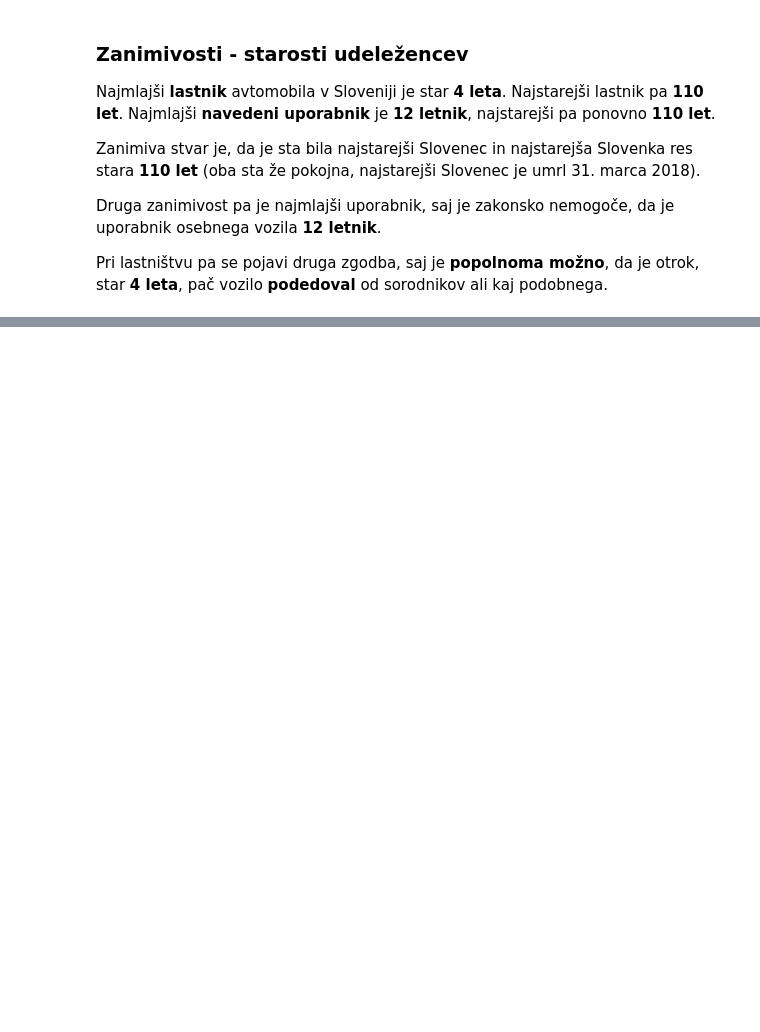
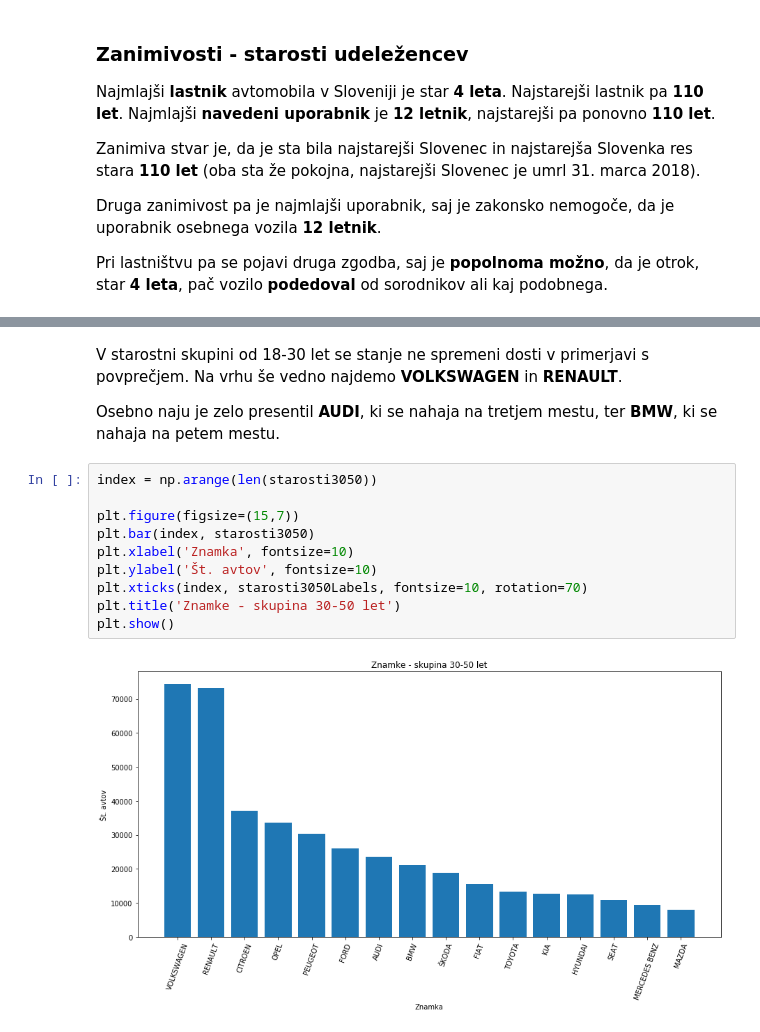
Before and after one commit to AttackVectorDelta/PR19NAJL, a Jupyter notebook: Poročilo.ipynb, the cells around one changed output, grey strips where cells are left out. Drawn from its saved outputs; the diff is of its cells as text; blank space fills up the shorter version.

```diff
--- a/Poročilo.ipynb
+++ b/Poročilo.ipynb
@@ -344,0 +374,16 @@ Pri lastništvu pa se pojavi druga zgodba, saj je **popolnoma možno**, da je ot
+# %% [markdown]
+V starostni skupini od 18-30 let se stanje ne spremeni dosti v primerjavi s povprečjem. Na vrhu še vedno najdemo **VOLKSWAGEN** in **RENAULT**.
+
+Osebno naju je zelo presentil **AUDI**, ki se nahaja na tretjem mestu, ter **BMW**, ki se nahaja na petem mestu.
+# %%
+index = np.arange(len(starosti3050))
+
+plt.figure(figsize=(15,7))
+plt.bar(index, starosti3050)
+plt.xlabel('Znamka', fontsize=10)
+plt.ylabel('Št. avtov', fontsize=10)
+plt.xticks(index, starosti3050Labels, fontsize=10, rotation=70)
+plt.title('Znamke - skupina 30-50 let')
+plt.show()
+# %% [output]
+[figure, added]
```
Also changed, not shown: parts of 17 cells of this notebook, 1 other file.
